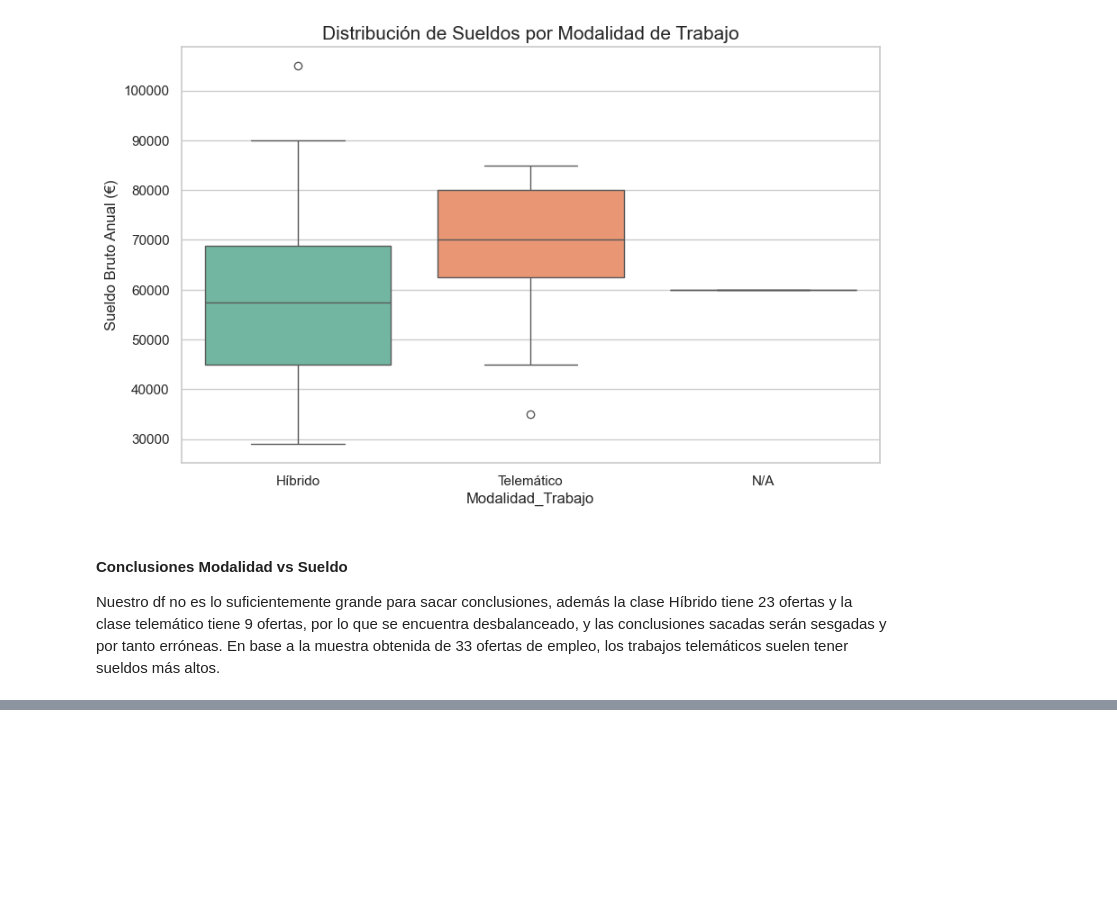
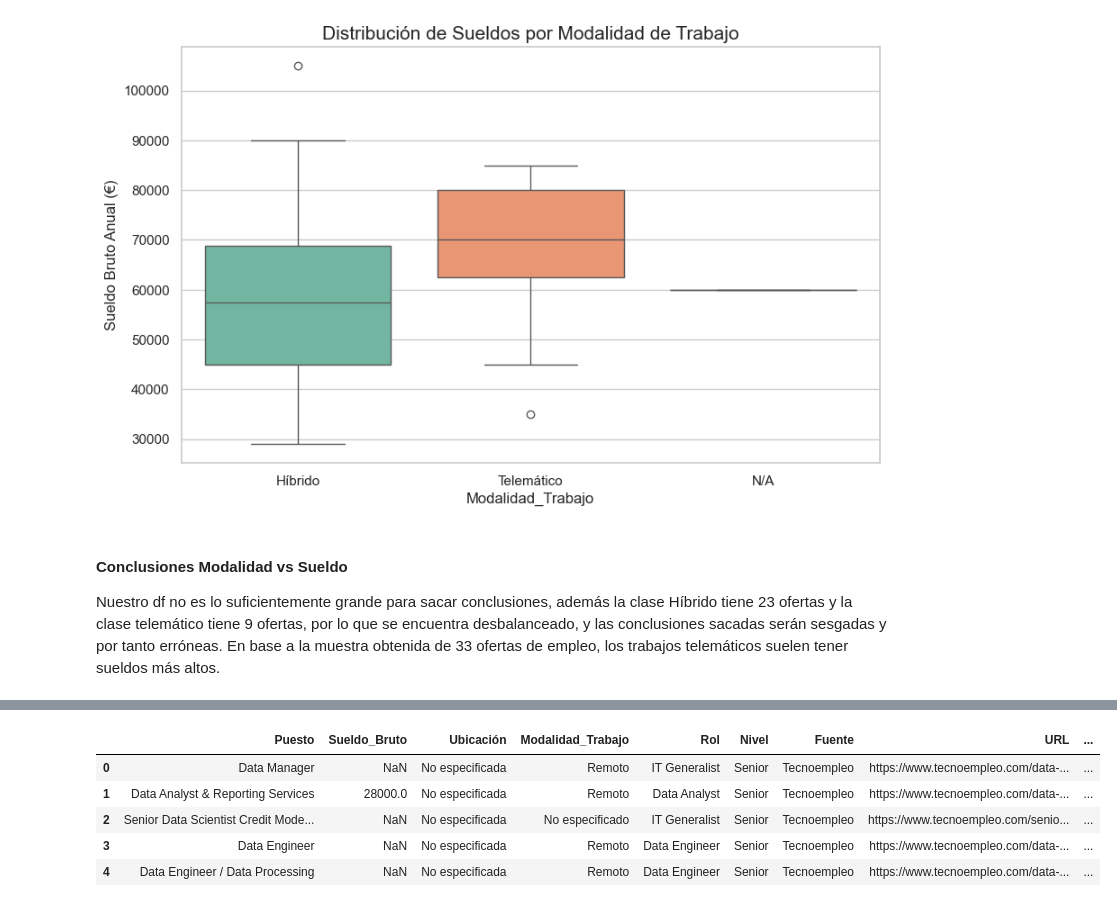
Before and after one commit to Ramuelsito/Project-BI-jobs, a Jupyter notebook: src/analisis_manfred.ipynb, the cells around one changed output, grey strips where cells are left out. Drawn from its saved outputs; the diff is of its cells as text; code cells hidden in the pictures; blank space fills up the shorter version.

```diff
--- a/src/analisis_manfred.ipynb
+++ b/src/analisis_manfred.ipynb
@@ -166,0 +196,97 @@ Nuestro df no es lo suficientemente grande para sacar conclusiones, además la c
+# %%
+# 1. Cargar el dataset de tecnoempleo
+df_tecno = pd.read_csv("../data/ofertas_tecnoempleo_raw.csv")
+
+# Convertir a minúsculas una vez
+df_tecno['contenido'] = df_tecno['contenido'].apply(str.lower)
+
+# Lista de ciudades españolas principales
+CIUDADES_ESPAÑA = {
+  'madrid', 'barcelona', 'valencia', 'sevilla', 'bilbao', 'málaga', 'murcia',
+  'palma', 'las palmas', 'córdoba', 'valladolid', 'vigo', 'gijón', 'eibar',
+  'albacete', 'alicante', 'almería', 'ávila', 'badajoz', 'burgos', 'cádiz',
+  'castellón', 'ciudad real', 'cuenca', 'girona', 'guadalajara', 'huelva',
+  'huesca', 'jaén', 'león', 'lérida', 'logroño', 'lugo', 'navarra', 'orense',
+  'oviedo', 'palencia', 'pamplona', 'pontevedra', 'salamanca', 'santander',
+  'segovia', 'soria', 'tarragona', 'teruel', 'toledo', 'tortosa', 'zamora',
+  'zaragoza', 'tenerife', 'ibiza', 'mallorca', 'menorca', 'ceuta', 'melilla',
+  'alcobendas', 'leganés', 'getafe', 'móstoles', 'torrejón', 'alcalá'
+}
+
+# --- MENTALIDAD SPARK: Definimos funciones puras de transformación ---
+def extract_salary(text):
+  if pd.isna(text):
+    return None
+  salaries = []
+  for pattern_dict in REGEX_SALARIOS:
+    patron = pattern_dict['patron']
+    matches = re.findall(patron, text, re.IGNORECASE)
+    for m in matches:
+      # m puede ser string o tuple (si hay grupos de captura)
+      if isinstance(m, tuple):
+        m = m[0] if m[0] else m[1] if len(m) > 1 else None
+
+      if m:
+        # Normalizar
+        num_str = str(m).replace('.', '').replace(',', '').replace('K', '').replace('k', '')
+        if num_str.isdigit():
+          val = int(num_str)
+          if val < 10000:  # Si < 10k, probablemente está en K
+            val = val * 1000
+          if 10000 <= val <= 500000:
+            salaries.append(val)
+
+  return max(salaries) if salaries else None
+
+def extract_location(text):
+  # SOLO buscar patrones muy específicos y fiables
+  location_patterns = [
+    r'(?:ubicación|localización|location)[:\s]+([a-záéíóúñ\s]+?)(?:,|\.|\||$)',  # ubicación: Madrid
+    r'\(([a-záéíóúñ\s]+)\)',  # (Madrid)
+    r'(?:en|based in|based at)\s+([a-záéíóúñ]+)(?:\s|,|\.)',  # en Madrid o en Barcelona
+  ]
+
+  for pattern in location_patterns:
+    match = re.search(pattern, text, re.IGNORECASE)
+    if match:
+      loc = match.group(1).strip()
+      loc_lower = loc.lower()
+      # Solo retorna si está en lista de ciudades conocidas
+      if loc_lower in CIUDADES_ESPAÑA:
+        return loc.capitalize()
+
+  return "No especificada"
+
+def extract_modality(text):
+  if any(word in text for word in ['remoto', 'telemático', 'teletrabajo', 'home office', '100% remoto', 'remote']):
+    return 'Remoto'
+  if any(word in text for word in ['híbrido', 'presencial', 'oficina', 'on-site']):
+    return 'Híbrido/Presencial'
+  return 'No especificado'
+
+
+# --- APLICACIÓN VECTORIZADA (Estilo Spark/Pandas) ---
+
+# Usamos .apply() en lugar de list comprehensions con zip para evitar las tuplas
+df_tecno['Sueldo_Bruto'] = df_tecno['contenido'].apply(extract_salary)
+df_tecno['Ubicación'] = df_tecno['contenido'].apply(extract_location)
+df_tecno['Modalidad_Trabajo'] = df_tecno['contenido'].apply(extract_modality)
+
+# Estas ya las tenías bien enfocadas
+df_tecno['Rol'] = df_tecno['Puesto'].apply(categorizar_rol)
+df_tecno['Nivel'] = (df_tecno['Puesto'] + " " + df_tecno['contenido']).apply(categorizar_nivel)
+
+# Convertir salario a numérico (Aseguramos que sea float para cálculos de BI)
+df_tecno['Sueldo_Bruto'] = pd.to_numeric(df_tecno['Sueldo_Bruto'], errors='coerce')
+
+# Seleccionamos las columnas finales
+df_tecno_ready = df_tecno[['Puesto', 'Sueldo_Bruto', 'Ubicación', 'Modalidad_Trabajo', 'Rol', 'Nivel', 'Fuente', 'URL', 'Fecha_Captura']]
+
+df_tecno_ready.head()
+# %% [output]
+|  | Puesto | Sueldo_Bruto | Ubicación | Modalidad_Trabajo | Rol | Nivel | Fuente | URL | ... |
+| 0 | Data Manager | NaN | No especificada | Remoto | IT Generalist | Senior | Tecnoempleo | https://www.tecnoempleo.com/data-... | ... |
+| 1 | Data Analyst & Reporting Services | 28000.0 | No especificada | Remoto | Data Analyst | Senior | Tecnoempleo | https://www.tecnoempleo.com/data-... | ... |
+| 2 | Senior Data Scientist Credit Mode... | NaN | No especificada | No especificado | IT Generalist | Senior | Tecnoempleo | https://www.tecnoempleo.com/senio... | ... |
+| 3 | Data Engineer | NaN | No especificada | Remoto | Data Engineer | Senior | Tecnoempleo | https://www.tecnoempleo.com/data-... | ... |
+| 4 | Data Engineer / Data Processing | NaN | No especificada | Remoto | Data Engineer | Senior | Tecnoempleo | https://www.tecnoempleo.com/data-... | ... |
```
Also changed, not shown: parts of 9 cells of this notebook, 5 other files.
